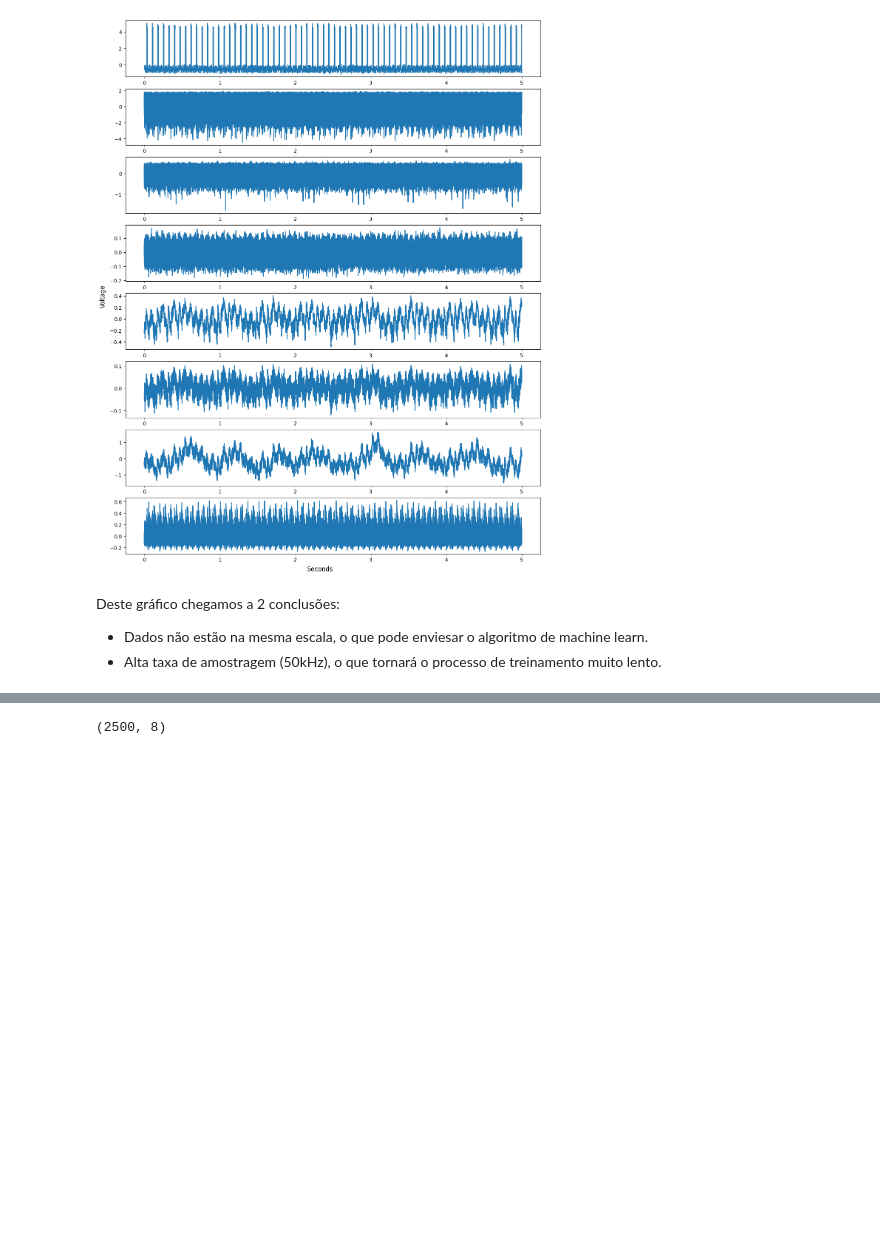
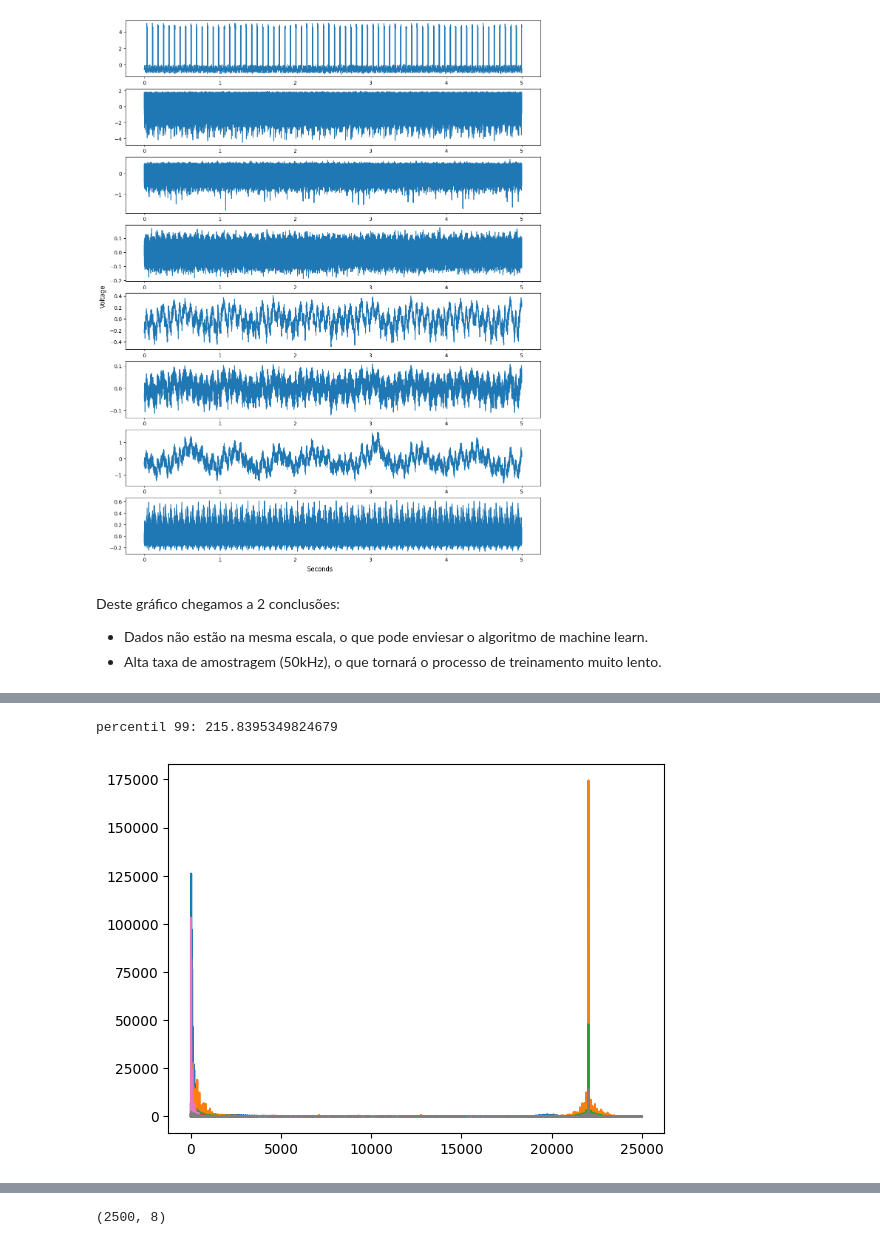
Before and after one commit to ricardo-faria/data-science-tcc, a Jupyter notebook: main.ipynb, the cells around one changed output, grey strips where cells are left out. Saved outputs shown, nothing was run; the diff lists cells and outputs as text; code cells hidden in the pictures; blank space fills up the shorter version.

```diff
--- a/main.ipynb
+++ b/main.ipynb
@@ -102,0 +154,8 @@ Deste gráfico chegamos a 2 conclusões:
+# %%
+sample_vertical = pd.read_csv('/content/drive/MyDrive/Colab Notebooks/data science/data-science-tcc/data/vertical-misalignment/1.40mm/13.312.csv', header=None)
+sample_vertical_fft, sample_vertical_fft_freq = apply_rfft(sample_vertical, ORIGINAL_SAMPLE_RATE)
+plt.plot(sample_vertical_fft_freq, sample_vertical_fft)
+print(f'percentil 98: {np.percentile(sample_vertical_fft, 98)}')
+# %% [output]
+percentil 99: 215.8395349824679
+[figure, added]
```
Also changed, not shown: parts of 22 cells of this notebook.
